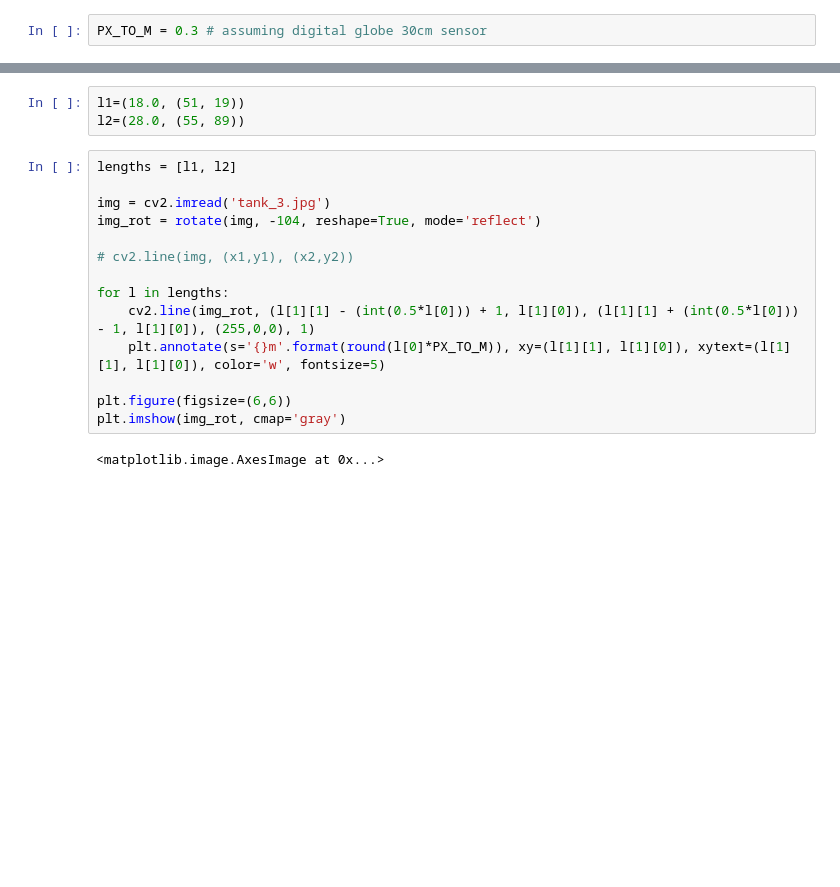
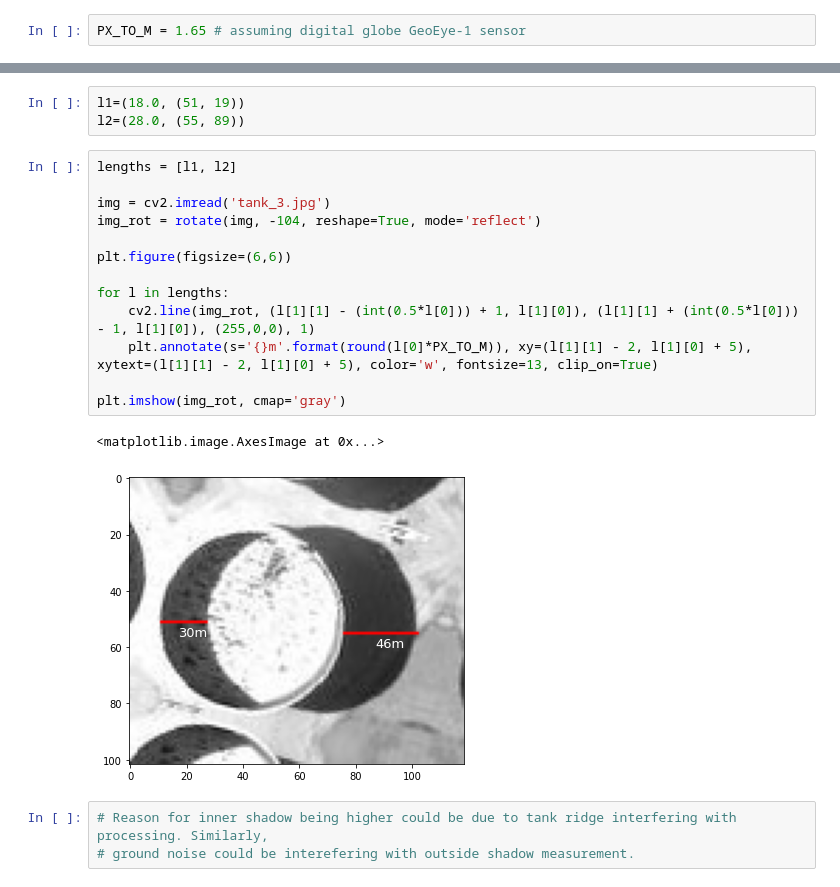
Before and after one commit to d-smit/oil-tank-measurer, a Jupyter notebook: oil_analysis.ipynb, the cells around one changed output, grey strips where cells are left out. Drawn from its saved outputs; the diff is of its cells as text; blank space fills up the shorter version.

```diff
--- a/oil_analysis.ipynb
+++ b/oil_analysis.ipynb
@@ -23,7 +16,7 @@ from skimage.transform import resize, rotate
 
 Some example images of oil refinery sites where taken from [here](https://blog.spaceknow.com/cushing/). The examples are DigitalGlobe imagery.
 # %%
-PX_TO_M = 0.3 # assuming digital globe 30cm sensor
+PX_TO_M = 1.65 # assuming digital globe GeoEye-1 sensor
 # %%
 tank = plt.imread('storage_tanks.jpg')
 tank1 = plt.imread('storage_tanks_2.jpg')
@@ -140,16 +123,19 @@ l2=(28.0, (55, 89))
 # %%
 lengths = [l1, l2]
 
 img = cv2.imread('tank_3.jpg')
 img_rot = rotate(img, -104, reshape=True, mode='reflect')
 
-# cv2.line(img, (x1,y1), (x2,y2))
+plt.figure(figsize=(6,6))
 
 for l in lengths:
     cv2.line(img_rot, (l[1][1] - (int(0.5*l[0])) + 1, l[1][0]), (l[1][1] + (int(0.5*l[0])) - 1, l[1][0]), (255,0,0), 1)
-    plt.annotate(s='{}m'.format(round(l[0]*PX_TO_M)), xy=(l[1][1], l[1][0]), xytext=(l[1][1], l[1][0]), color='w', fontsize=5)
+    plt.annotate(s='{}m'.format(round(l[0]*PX_TO_M)), xy=(l[1][1] - 2, l[1][0] + 5), xytext=(l[1][1] - 2, l[1][0] + 5), color='w', fontsize=13, clip_on=True)
 
-plt.figure(figsize=(6,6))
 plt.imshow(img_rot, cmap='gray')
 # %% [output]
 <matplotlib.image.AxesImage at 0x...>
+[figure, added]
+# %%
+# Reason for inner shadow being higher could be due to tank ridge interfering with processing. Similarly,
+# ground noise could be interefering with outside shadow measurement.
```
Also changed, not shown: parts of 9 cells of this notebook.
